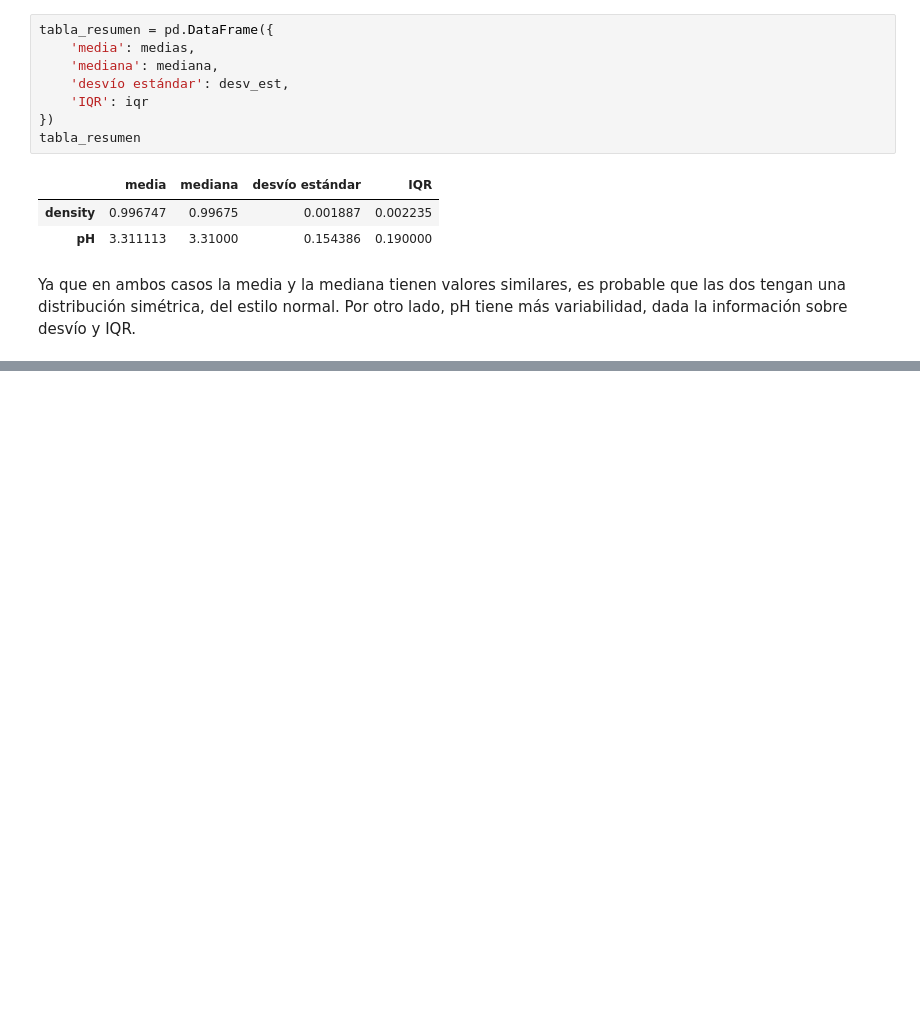
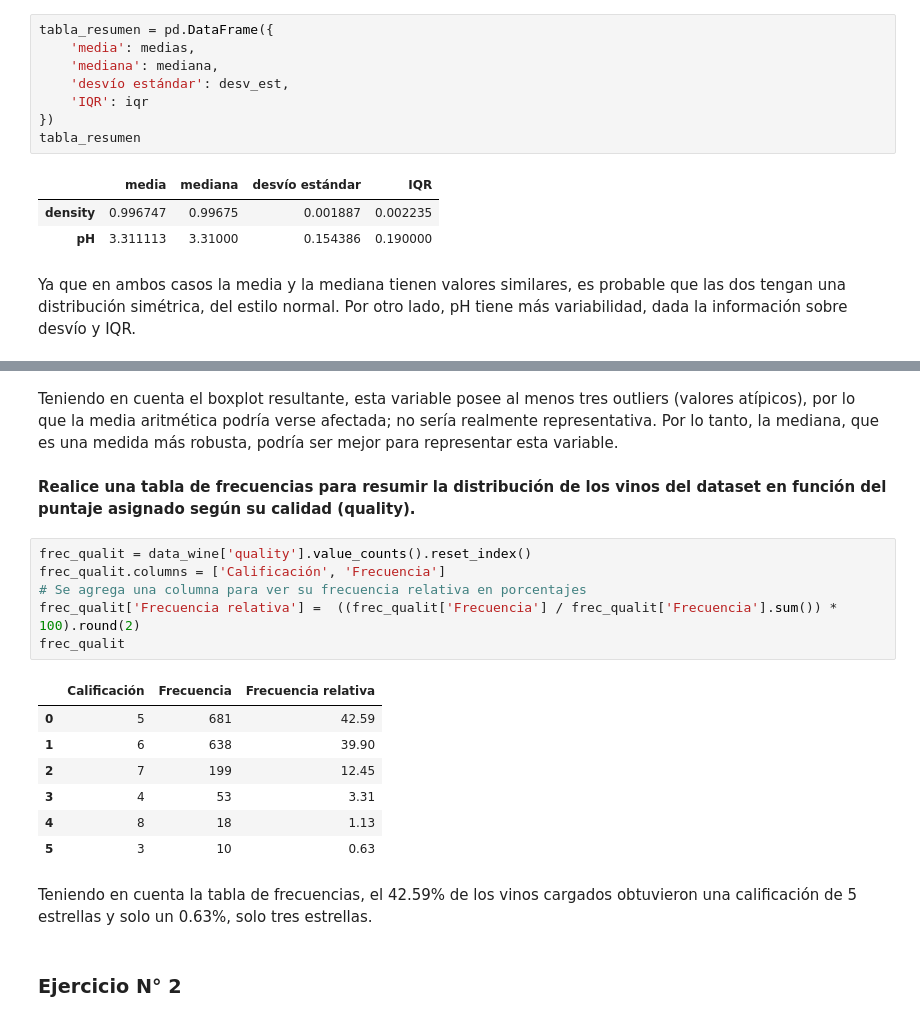
Before and after one commit to CaroRuiz92/exploracion_estadistica_pandas, a Jupyter notebook: Pract_3.ipynb, the cells around one changed output, grey strips where cells are left out. Drawn from its saved outputs; the diff is of its cells as text; blank space fills up the shorter version.

```diff
--- a/Pract_3.ipynb
+++ b/Pract_3.ipynb
@@ -118,0 +135,22 @@ Ya que en ambos casos la media y la mediana tienen valores similares, es probabl
+# %% [markdown]
+Teniendo en cuenta el boxplot resultante, esta variable posee al menos tres outliers (valores atípicos), por lo que la media aritmética podría verse afectada; no sería realmente representativa. Por lo tanto, la mediana, que es una medida más robusta, podría ser mejor para representar esta variable.
+# %% [markdown]
+**Realice una tabla de frecuencias para resumir la distribución de los vinos del dataset en función del puntaje asignado según su calidad (quality).**
+# %%
+frec_qualit = data_wine['quality'].value_counts().reset_index()
+frec_qualit.columns = ['Calificación', 'Frecuencia']
+# Se agrega una columna para ver su frecuencia relativa en porcentajes
+frec_qualit['Frecuencia relativa'] =  ((frec_qualit['Frecuencia'] / frec_qualit['Frecuencia'].sum()) * 100).round(2)
+frec_qualit
+# %% [output]
+|  | Calificación | Frecuencia | Frecuencia relativa |
+| 0 | 5 | 681 | 42.59 |
+| 1 | 6 | 638 | 39.90 |
+| 2 | 7 | 199 | 12.45 |
+| 3 | 4 | 53 | 3.31 |
+| 4 | 8 | 18 | 1.13 |
+| 5 | 3 | 10 | 0.63 |
+# %% [markdown]
+Teniendo en cuenta la tabla de frecuencias, el 42.59% de los vinos cargados obtuvieron una calificación de 5 estrellas y solo un 0.63%, solo tres estrellas.
+# %% [markdown]
+### Ejercicio N° 2
```
Also changed, not shown: parts of 22 cells of this notebook.
